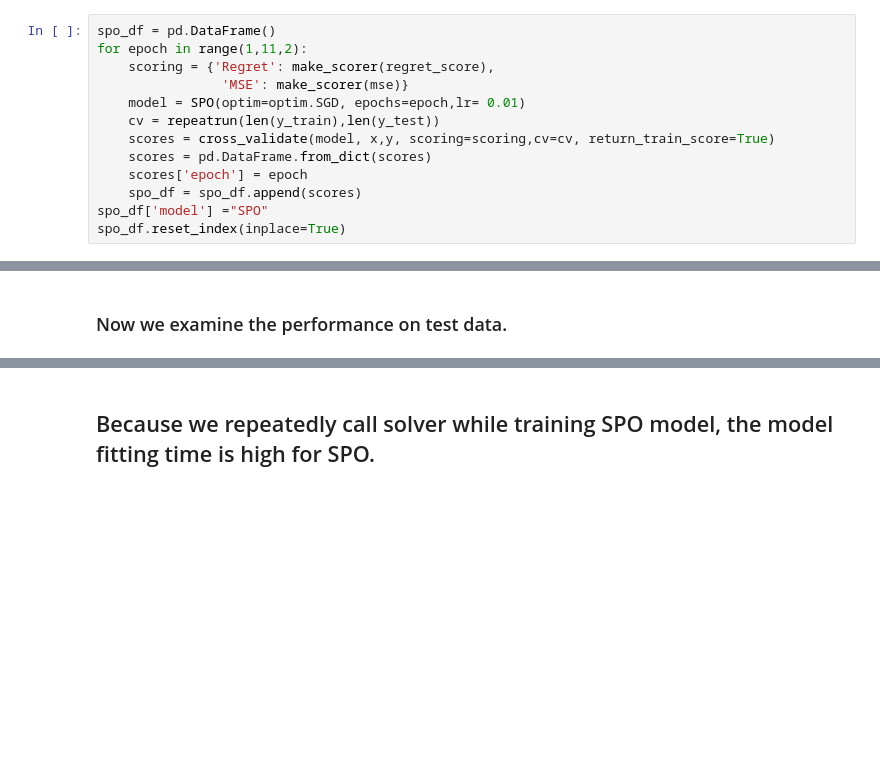
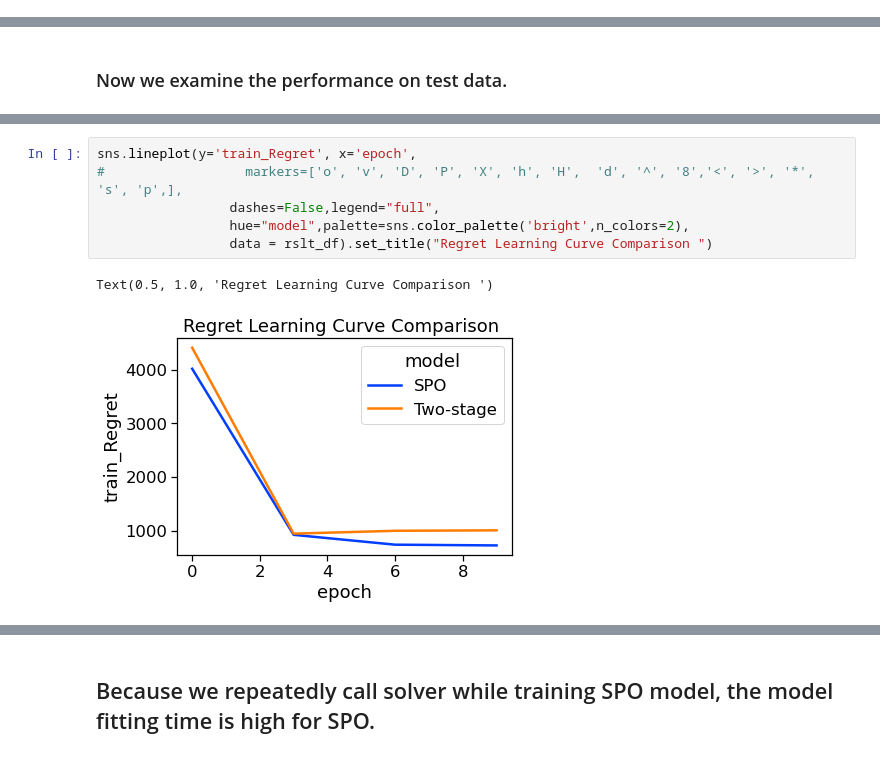
Before and after one commit to CPMpy/cpmpy, a Jupyter notebook: examples/CPMPY_Pred+Opt.ipynb, the cells around one changed output, grey strips where cells are left out. Drawn from its saved outputs; the diff is of its cells as text; blank space fills up the shorter version.

```diff
--- a/examples/CPMPY_Pred+Opt.ipynb
+++ b/examples/CPMPY_Pred+Opt.ipynb
@@ -311,13 +333,0 @@ class SPO:
-# %%
-spo_df = pd.DataFrame()
-for epoch in range(1,11,2):
-    scoring = {'Regret': make_scorer(regret_score),
-                'MSE': make_scorer(mse)}
-    model = SPO(optim=optim.SGD, epochs=epoch,lr= 0.01)
-    cv = repeatrun(len(y_train),len(y_test))
-    scores = cross_validate(model, x,y, scoring=scoring,cv=cv, return_train_score=True)
-    scores = pd.DataFrame.from_dict(scores)
-    scores['epoch'] = epoch
-    spo_df = spo_df.append(scores)
-spo_df['model'] ="SPO"
-spo_df.reset_index(inplace=True)
@@ -353,0 +525,9 @@ sns.lineplot(y='train_MSE', x='epoch',
+# %%
+sns.lineplot(y='train_Regret', x='epoch',
+#                  markers=['o', 'v', 'D', 'P', 'X', 'h', 'H',  'd', '^', '8','<', '>', '*', 's', 'p',],
+                 dashes=False,legend="full",
+                 hue="model",palette=sns.color_palette('bright',n_colors=2),
+                 data = rslt_df).set_title("Regret Learning Curve Comparison ")
+# %% [output]
+Text(0.5, 1.0, 'Regret Learning Curve Comparison ')
+[figure, added]
```
Also changed, not shown: parts of 49 cells of this notebook.
